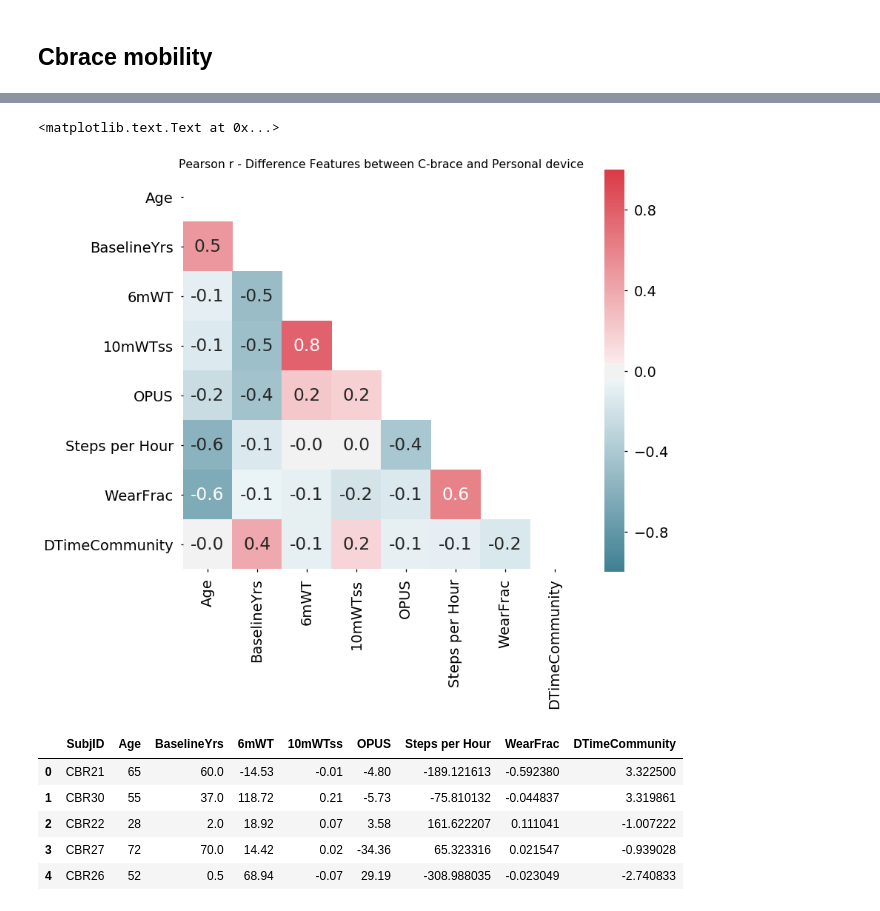
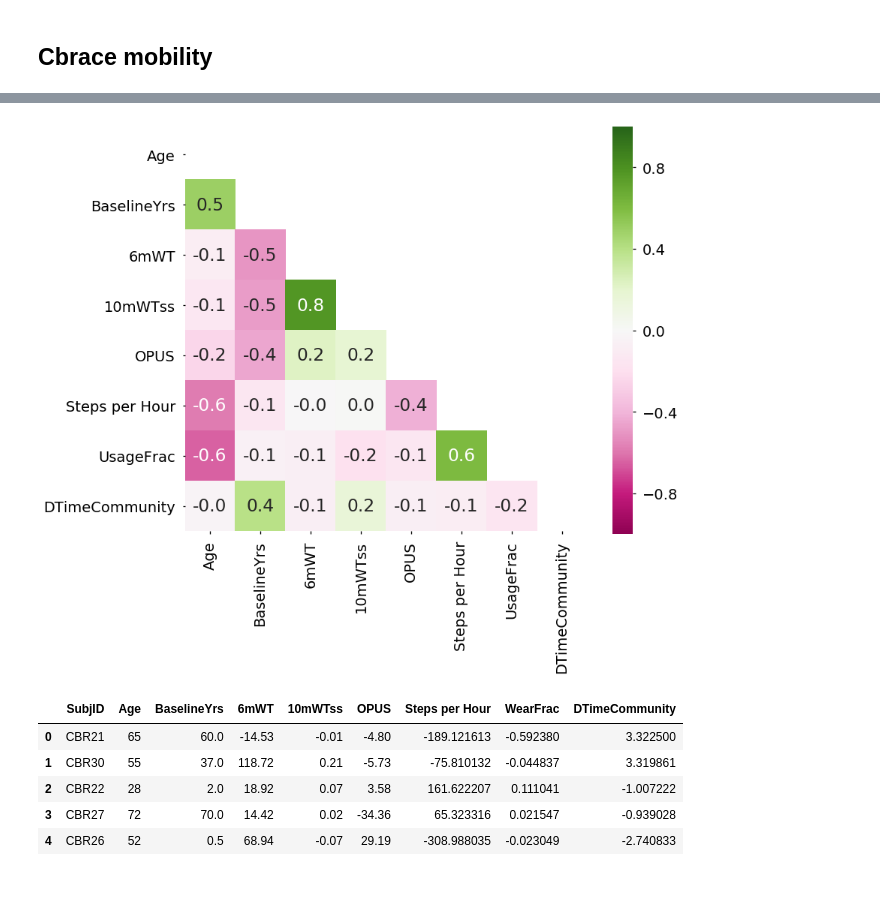
Before and after one commit to Luke3D/CbrAnalysis, a Jupyter notebook: PaperAnalysis.ipynb, the cells around one changed output, grey strips where cells are left out. Cells and saved outputs as stored; diff of their text form; code cells hidden in the pictures.

```diff
--- a/PaperAnalysis.ipynb
+++ b/PaperAnalysis.ipynb
@@ -385,3 +420,5 @@ Featsubj
 | 13 | CBR31 | 0 | 51 | 50.00 | 378.43 | 1.10 | 40.72 | 333.206490 | 0.928069 | ... |
 # %%
 Featsubj['Age']=Featsubj.Age.astype('int')
+# %%
+Featsubj=Featsubj.rename(index=str,columns={'UsageFrac':'UsageFrac'})
@@ -504,4 +559,4 @@ sns.boxplot()
 ## Cbrace mobility
 # %%
 FeatsubjCBR = pd.DataFrame(data=[],columns=['SubjID','Age','BaselineYrs','6mWT','10mWTss','DTimeCommunity',
-                                         'Steps per Hour','WearFrac'])
+                                         'Steps per Hour','UsageFrac'])
@@ -517,8 +608,8 @@ for s in Data.SubjID.unique():
     dcomm = dur[(dur['SubjID']==s) & (dur['NewBrace']==1)]['Daily Duration']
     mobilityindex = dcomm.values#/dhome.values
 
-#     WearFrac = np.nansum(Data_['Wear Frac']*Data_['Duration'])/(np.nansum(Data_['Duration'])+1e-16)
-    WearFrac = np.nanmean(Data_['Wear Frac'])
+#     UsageFrac = np.nansum(Data_['Wear Frac']*Data_['Duration'])/(np.nansum(Data_['Duration'])+1e-16)
+    UsageFrac = np.nanmean(Data_['Wear Frac'])
 
 #     steps = np.nanmean(Data_['Steps'])
     stepsHr = np.nanmean(Data_['Steps per Hour'])
@@ -528,7 +619,7 @@ for s in Data.SubjID.unique():
     fpd=(pd.DataFrame({'SubjID':s,'Age':Data_['Age'].unique(),
                        'BaselineYrs': Data_['BaselineYrs'].unique(),
                       '6mWT':Data_['6mwt'].unique(), '10mWTss':Data_['10mwt_ss'].unique(),
-                       'DTimeCommunity':mobilityindex,'WearFrac':WearFrac,
+                       'DTimeCommunity':mobilityindex,'UsageFrac':UsageFrac,
                        'Steps per Hour':stepsHr},index=[ind]))
 
     FeatsubjCBR=pd.concat([FeatsubjCBR,fpd])
@@ -559,18 +656,21 @@ Fdiff.head()
+# %%
+Fdiff=Fdiff.rename(index=str,columns={'UsageFrac':'UsageFrac'})
 # %%
+# Fdiff=Fdiff[['SubjID','Age','BaselineYrs','6mWT','10mWTss','OPUS','Steps per Hour',
+#                    'UsageFrac','DTimeCommunity']]
 Fdiff=Fdiff[['SubjID','Age','BaselineYrs','6mWT','10mWTss','OPUS','Steps per Hour',
-                   'WearFrac','DTimeCommunity']]
+                   'UsageFrac','DTimeCommunity']]
 fcorr = Fdiff.drop(['SubjID'],axis=1).corr()
 mask = np.zeros_like(fcorr, dtype=np.bool)
 mask[np.triu_indices_from(mask)] = True
 cmap = sns.diverging_palette(220, 10, as_cmap=True)
 sns.set_context('talk',font_scale=1.5)
 plt.figure(figsize=(12,10))
-sns.heatmap(data=fcorr,mask=mask,cmap=cmap,annot=True,fmt='.1f',square=True, vmin=-1, vmax=1)
+sns.heatmap(data=fcorr,mask=mask,cmap='PiYG',annot=True,fmt='.1f',square=True, vmin=-1, vmax=1)
 sns.set_context('talk',font_scale=1)
-plt.title('Pearson r - Difference Features between C-brace and Personal device')
+# plt.title('Pearson r - Difference Features between C-brace and Personal device')
 # %% [output]
-<matplotlib.text.Text at 0x...>
-[figure, old version]
+[figure, new version]
 # %%
 Fdiff.head()
 # %% [output]
```
Also changed, not shown: parts of 40 cells of this notebook.
